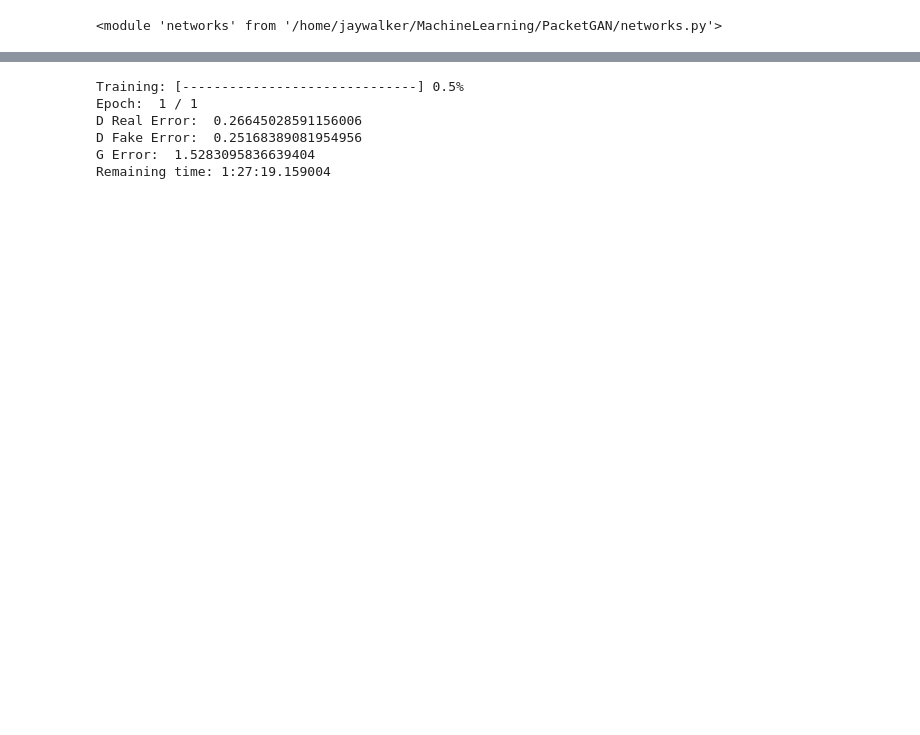
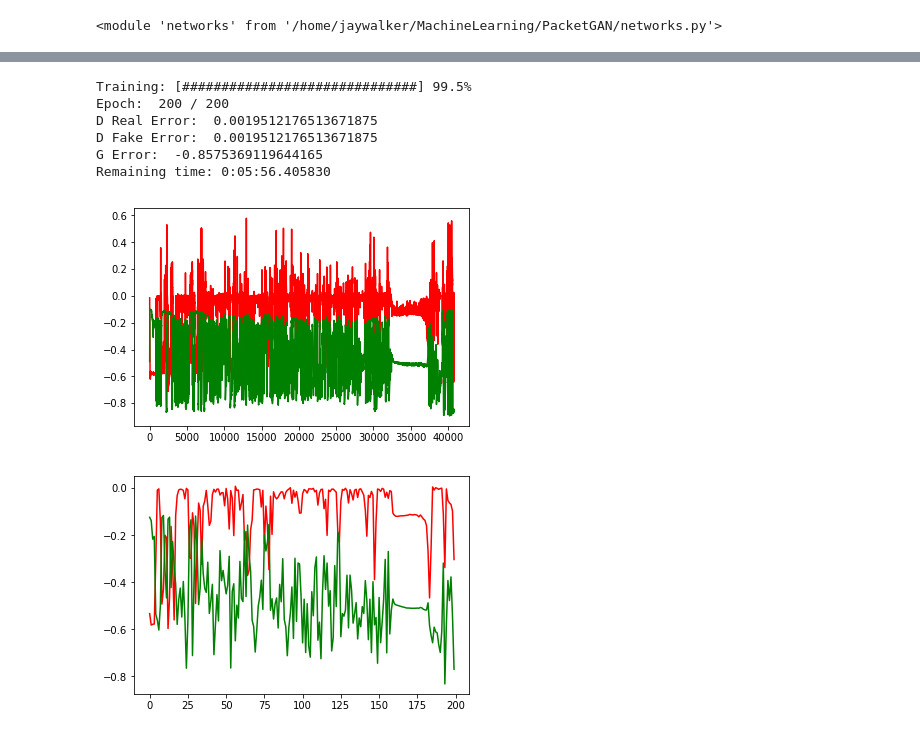
Before and after one commit to JayWalker512/PacketGAN, a Jupyter notebook: PacketGAN.ipynb, the cells around one changed output, grey strips where cells are left out. Cells and saved outputs as stored; diff of their text form; code cells hidden in the pictures; blank space fills up the shorter version.

```diff
--- a/PacketGAN.ipynb
+++ b/PacketGAN.ipynb
@@ -107,43 +107,32 @@ Latent dimensions:  25
 # %%
 #define the networks
-G = networks.Generator(sequence_length, data_example.shape[2], data_example.shape[2] * 2, 30, data_example.shape[2], batch_size, torch.sigmoid, noise_input=True)
+G = networks.Generator(sequence_length, data_example.shape[2], data_example.shape[2] * 3, 30, data_example.shape[2], batch_size, torch.sigmoid, noise_input=True)
 D = networks.Discriminator(sequence_length, data_example.shape[2], data_example.shape[2] * 2, 1, batch_size, torch.sigmoid)
 # %%
 #train GAN to replace masked packets
 #by iterating over the dataset for some # of epochs
 
 import train
 reload(train)
 reload(networks)
 
 #Train the network!
-num_epochs = 1
+num_epochs = 200
 G, D, g_losses, df_losses, g_stats, df_stats = train.train_gan(G,D,data_loader,num_epochs)
 
 #plot instantaneous losses
 plt.plot(range(len(df_losses)), df_losses, 'r-', range(len(g_losses)), g_losses, 'g-')
 plt.show()
 
 #plot loss averages
 plt.plot(range(len(df_stats.get_averages())), df_stats.get_averages(), 'r-', range(len(g_stats.get_averages())), g_stats.get_averages(), 'g-')
 plt.show()
-
-#cluster and compare. Are the fake examples even remotely matching the original distribution?
-#first generate a set of masked sequences
-gan_latent_test_set = []
-with torch.no_grad():
-    for example in test_set_dl:
-        if example.shape[0] != batch_size:
-            continue #ignore batches that don't fit the network to keep things easy
-        generated_example = G(example)
-        gan_latent_test_set.extend(latent_space_mapper(generated_example).numpy()[0])
-
-#then compare the native GAN output
-train_counts, test_counts = evaluation.cluster_and_compare(kmeans, train_set_latent, gan_latent_test_set, retrain=False)
 # %% [output]
-Training: [------------------------------] 0.5%
-Epoch:  1 / 1
-D Real Error:  0.26645028591156006
-D Fake Error:  0.25168389081954956
-G Error:  1.5283095836639404
-Remaining time: 1:27:19.159004
+Training: [##############################] 99.5%
+Epoch:  200 / 200
+D Real Error:  0.0019512176513671875
+D Fake Error:  0.0019512176513671875
+G Error:  -0.8575369119644165
+Remaining time: 0:05:56.405830
+[figure, added]
+[figure, added]
```
Also changed, not shown: parts of 5 cells of this notebook, 3 other files.
